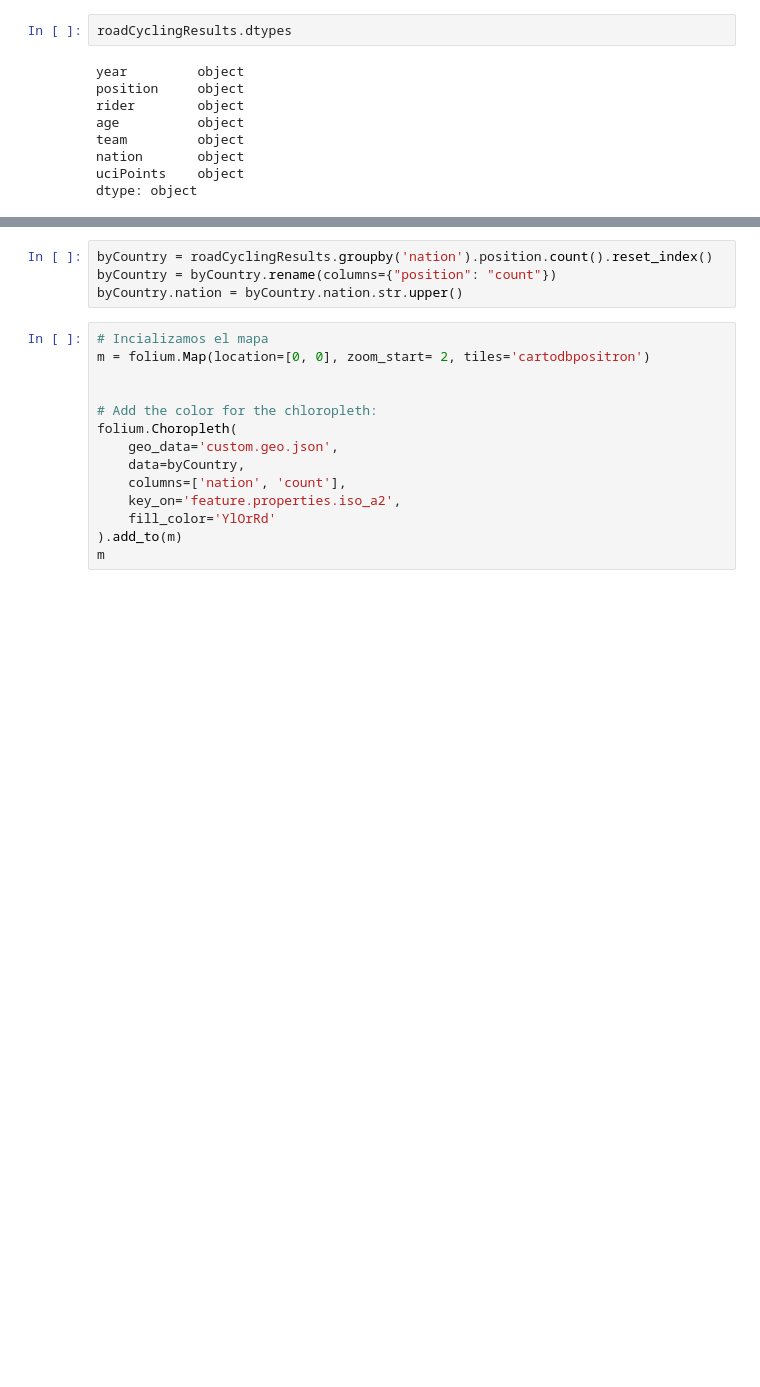
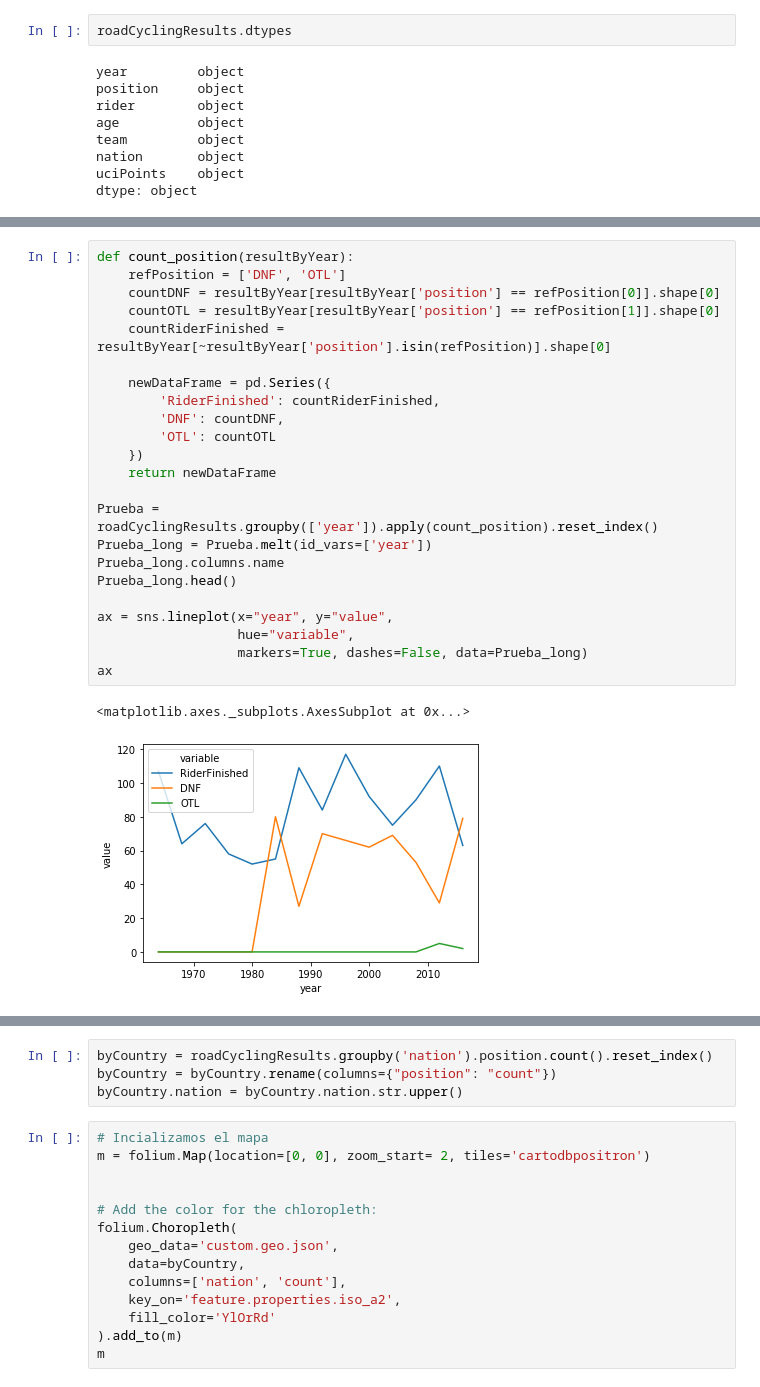
Before and after one commit to spcalad/ProyectoFinalPython, a Jupyter notebook: Untitled.ipynb, the cells around one changed output, grey strips where cells are left out. Cells and saved outputs as stored; diff of their text form; blank space fills up the shorter version.

```diff
--- a/Untitled.ipynb
+++ b/Untitled.ipynb
@@ -160 +161,27 @@ roadCyclingResults.describe()
+# %%
+def count_position(resultByYear):
+    refPosition = ['DNF', 'OTL']
+    countDNF = resultByYear[resultByYear['position'] == refPosition[0]].shape[0]
+    countOTL = resultByYear[resultByYear['position'] == refPosition[1]].shape[0]
+    countRiderFinished = resultByYear[~resultByYear['position'].isin(refPosition)].shape[0]
+
+    newDataFrame = pd.Series({
+        'RiderFinished': countRiderFinished,
+        'DNF': countDNF,
+        'OTL': countOTL
+    })
+    return newDataFrame
+
+Prueba = roadCyclingResults.groupby(['year']).apply(count_position).reset_index()
+Prueba_long = Prueba.melt(id_vars=['year'])
+Prueba_long.columns.name
+Prueba_long.head()
+
+ax = sns.lineplot(x="year", y="value",
+                  hue="variable",
+                  markers=True, dashes=False, data=Prueba_long)
+ax
+# %% [output]
+<matplotlib.axes._subplots.AxesSubplot at 0x...>
+[figure, added]
 # %%
```
Also changed, not shown: parts of 14 cells of this notebook.
